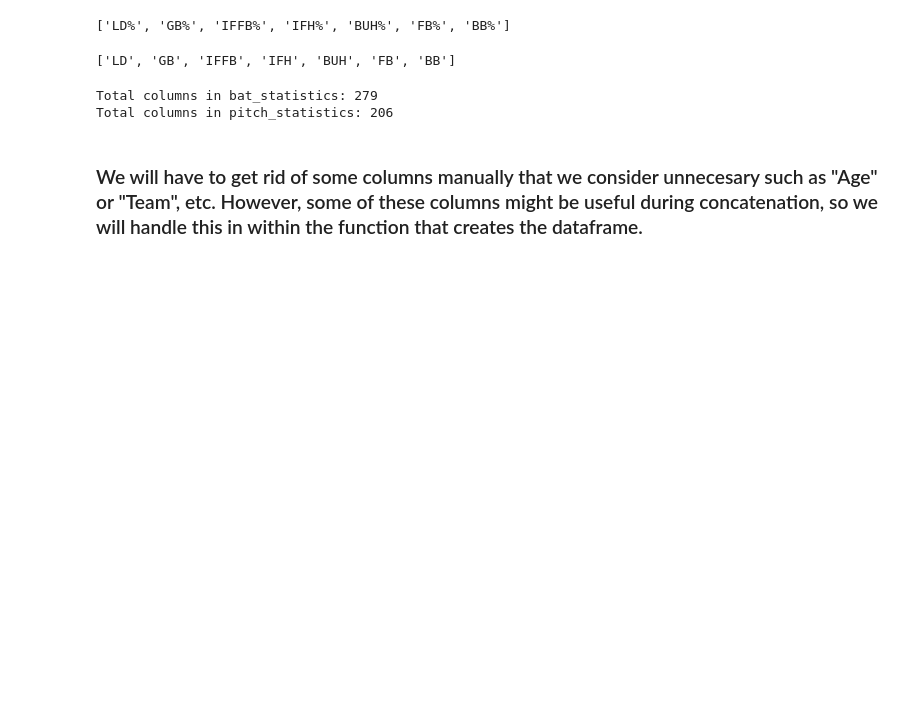
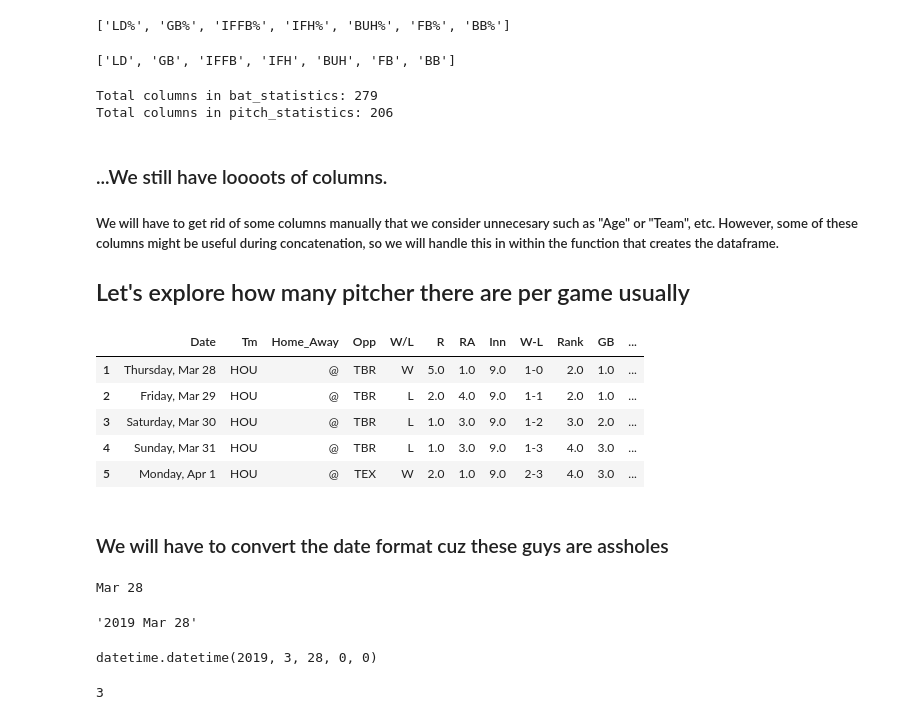
Before and after one commit to JTMachen/Baseball_Game_Predictor, a Jupyter notebook: API_analysis.ipynb, the cells around one changed output. Drawn from its saved outputs; the diff is of its cells as text; code cells hidden in the pictures; blank space fills up the shorter version.

```diff
--- a/API_analysis.ipynb
+++ b/API_analysis.ipynb
@@ -527,4 +527,33 @@ print(f"Total columns in bat_statistics: {len(all_data_2019.columns)}\nTotal col
 Total columns in bat_statistics: 279
 Total columns in pitch_statistics: 206
 # %% [markdown]
-### We will have to get rid of some columns manually that we consider unnecesary such as "Age" or "Team", etc. However, some of these columns might be useful during concatenation, so we will handle this in within the function that creates the dataframe.
+### ...We still have loooots of columns.
+
+
+##### We will have to get rid of some columns manually that we consider unnecesary such as "Age" or "Team", etc. However, some of these columns might be useful during concatenation, so we will handle this in within the function that creates the dataframe.
+
+## Let's explore how many pitcher there are per game usually
+# %%
+# let's grab our datframe created through record_and_schedule() previously for The Astros season 2019:
+Astros_record.head()
+# %% [output]
+|  | Date | Tm | Home_Away | Opp | W/L | R | RA | Inn | W-L | Rank | GB | ... |
+| 1 | Thursday, Mar 28 | HOU | @ | TBR | W | 5.0 | 1.0 | 9.0 | 1-0 | 2.0 | 1.0 | ... |
+| 2 | Friday, Mar 29 | HOU | @ | TBR | L | 2.0 | 4.0 | 9.0 | 1-1 | 2.0 | 1.0 | ... |
+| 3 | Saturday, Mar 30 | HOU | @ | TBR | L | 1.0 | 3.0 | 9.0 | 1-2 | 3.0 | 2.0 | ... |
+| 4 | Sunday, Mar 31 | HOU | @ | TBR | L | 1.0 | 3.0 | 9.0 | 1-3 | 4.0 | 3.0 | ... |
+| 5 | Monday, Apr 1 | HOU | @ | TEX | W | 2.0 | 1.0 | 9.0 | 2-3 | 4.0 | 3.0 | ... |
+# %% [markdown]
+### We will have to convert the date format cuz these guys are assholes
+# %%
+date = Astros_record.Date[1]
+#date = date.split(",")
+date = re.findall(r"\w* [0-9][0-9]|[0-9]", date)
+date = date[0]
+print(date)
+year = "2019"
+date = year + " " + date
+date
+# %% [output]
+Mar 28
+'2019 Mar 28'
@@ -530,0 +562,9 @@ Total columns in pitch_statistics: 206
+# %%
+date_formatted = dt.datetime.strptime(date,"%Y %b %d")
+date_formatted
+# %% [output]
+datetime.datetime(2019, 3, 28, 0, 0)
+# %%
+date_formatted.month
+# %% [output]
+3
```
Also changed, not shown: parts of 10 cells of this notebook.
